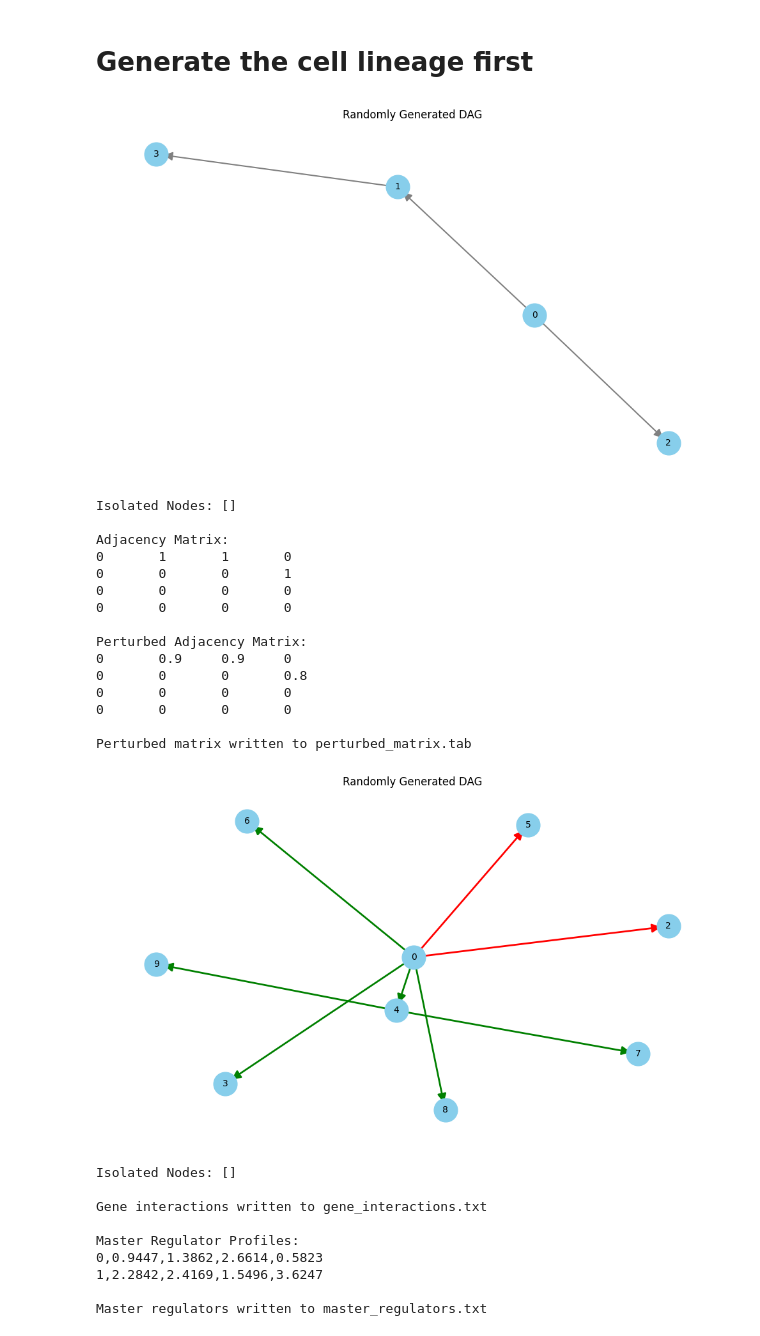
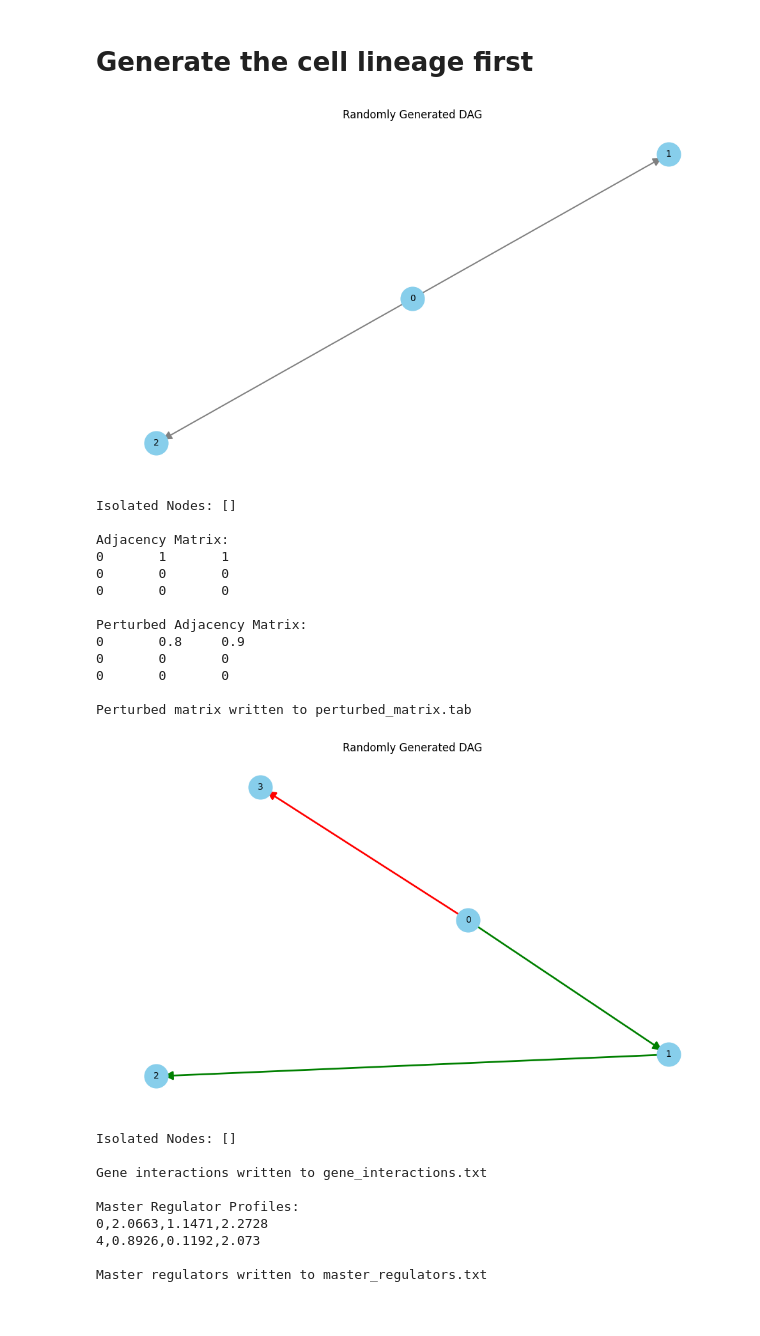
Before and after one commit to jchen1095/grn-thesis, a Jupyter notebook: src/grn_creation/generate_grn.ipynb, the cells around one changed output. Saved outputs shown, nothing was run; the diff lists cells and outputs as text; code cells hidden in the pictures.

```diff
--- a/src/grn_creation/generate_grn.ipynb
+++ b/src/grn_creation/generate_grn.ipynb
@@ -206,34 +206,32 @@ def main(mode,
 # main('gene', total_nodes=10, master_regulators=2, inhibit_pct=60, num_celltypes=4)
 # %%
 # import this module, then:
-main('cell', total_nodes=4, min_per_rank=1, max_per_rank=4, min_ranks=1, max_ranks=3)
+main('cell', total_nodes=3, min_per_rank=1, max_per_rank=4, min_ranks=1, max_ranks=3)
 # %% [output]
-[figure, old version]
+[figure, new version]
 Isolated Nodes: []
 
 Adjacency Matrix:
-0       1       1       0
-0       0       0       1
-0       0       0       0
-0       0       0       0
+0       1       1
+0       0       0
+0       0       0
 
 Perturbed Adjacency Matrix:
-0       0.9     0.9     0
-0       0       0       0.8
-0       0       0       0
-0       0       0       0
+0       0.8     0.9
+0       0       0
+0       0       0
 
 Perturbed matrix written to perturbed_matrix.tab
 # %%
-main('gene', total_nodes=10, min_per_rank=2, max_per_rank=3, min_ranks=1, max_ranks=2, percent=5, inhibit_pct=30, master_regulators=1, num_celltypes=4)
+main('gene', total_nodes=5, min_per_rank=2, max_per_rank=3, min_ranks=1, max_ranks=2, percent=5, inhibit_pct=30, master_regulators=1, num_celltypes=3)
 # %% [output]
-[figure, old version]
+[figure, new version]
 Isolated Nodes: []
 
 Gene interactions written to gene_interactions.txt
 
 Master Regulator Profiles:
-0,0.9447,1.3862,2.6614,0.5823
-1,2.2842,2.4169,1.5496,3.6247
+0,2.0663,1.1471,2.2728
+4,0.8926,0.1192,2.073
 
 Master regulators written to master_regulators.txt
```
Also changed, not shown: 31 other files.
